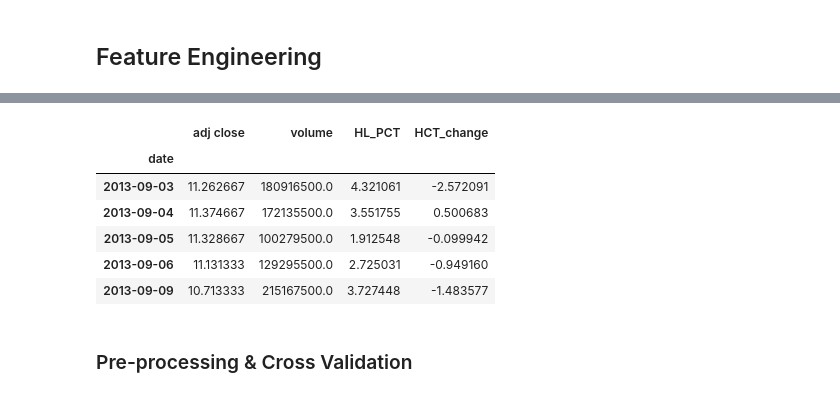
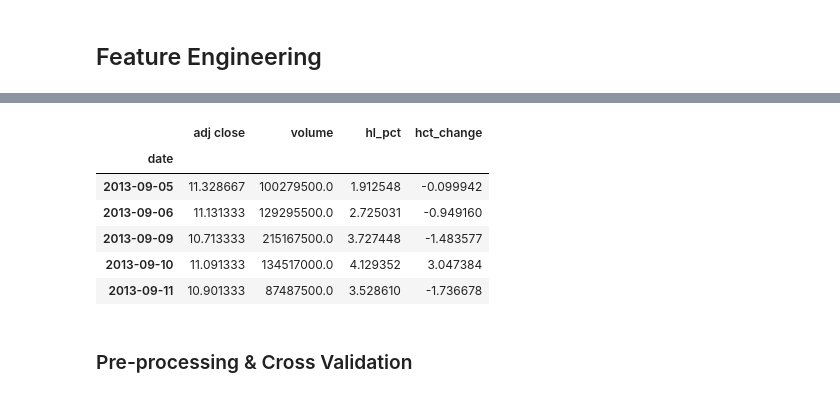
Before and after one commit to thonglamhai/stock-price-prediction, a Jupyter notebook: stock_price_prediction.ipynb, the cells around one changed output, grey strips where cells are left out. Cells and saved outputs as stored; diff of their text form; code cells hidden in the pictures.

```diff
--- a/stock_price_prediction.ipynb
+++ b/stock_price_prediction.ipynb
@@ -467,0 +425,2 @@ plt.show()
+# %%
+df = df.reset_index()
@@ -608,16 +559,17 @@ df
 # %%
+# Create a Data Frame for regression model
 dfreg = df.loc[:,['adj close','volume']]
-dfreg['HL_PCT'] = (df['high'] - df['low']) / df['close'] * 100.0
-dfreg['HCT_change'] = (df['close'] - df['open']) / df['open'] * 100.0
+dfreg['hl_pct'] = (df['high'] - df['low']) / df['close'] * 100.0
+dfreg['hct_change'] = (df['close'] - df['open']) / df['open'] * 100.0
 dfreg.head()
 # %% [output]
-|  | adj close | volume | HL_PCT | HCT_change |
+|  | adj close | volume | hl_pct | hct_change |
 | date |  |  |  |  |
-| 2013-09-03 | 11.262667 | 180916500.0 | 4.321061 | -2.572091 |
-| 2013-09-04 | 11.374667 | 172135500.0 | 3.551755 | 0.500683 |
 | 2013-09-05 | 11.328667 | 100279500.0 | 1.912548 | -0.099942 |
 | 2013-09-06 | 11.131333 | 129295500.0 | 2.725031 | -0.949160 |
 | 2013-09-09 | 10.713333 | 215167500.0 | 3.727448 | -1.483577 |
+| 2013-09-10 | 11.091333 | 134517000.0 | 4.129352 | 3.047384 |
+| 2013-09-11 | 10.901333 | 87487500.0 | 3.528610 | -1.736678 |
 # %% [markdown]
 ### Pre-processing & Cross Validation
 # %% [markdown]
```
Also changed, not shown: parts of 52 cells of this notebook, 1 other file.
